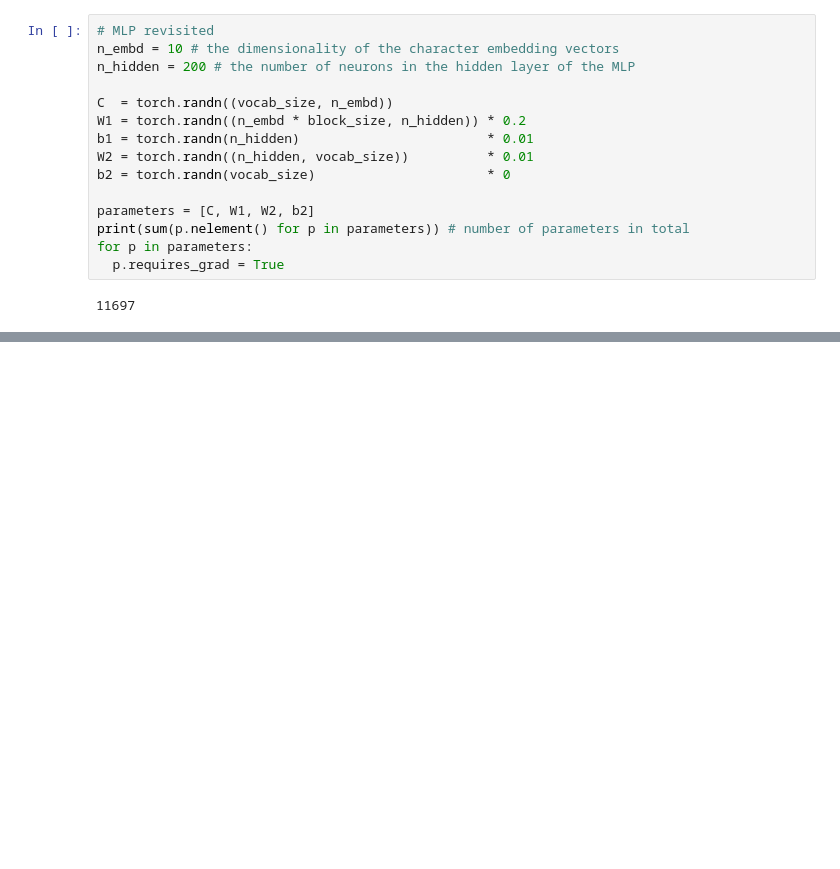
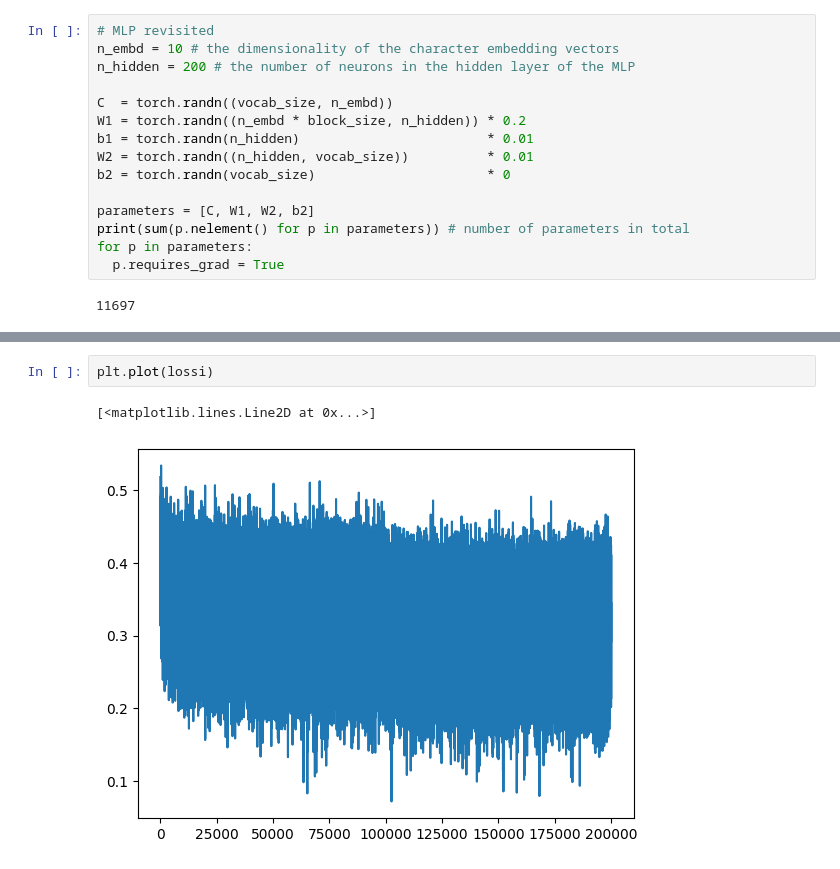
Before and after one commit to Decrescent398/transformers, a Jupyter notebook: attention.ipynb, the cells around one changed output, grey strips where cells are left out. Saved outputs shown, nothing was run; the diff lists cells and outputs as text; blank space fills up the shorter version.

```diff
--- a/attention.ipynb
+++ b/attention.ipynb
@@ -154,0 +168,5 @@ plt.hist(hpreact.view(-1).tolist(), 50);
+# %%
+plt.plot(lossi)
+# %% [output]
+[<matplotlib.lines.Line2D at 0x...>]
+[figure, added]
```
Also changed, not shown: parts of 10 cells of this notebook.
